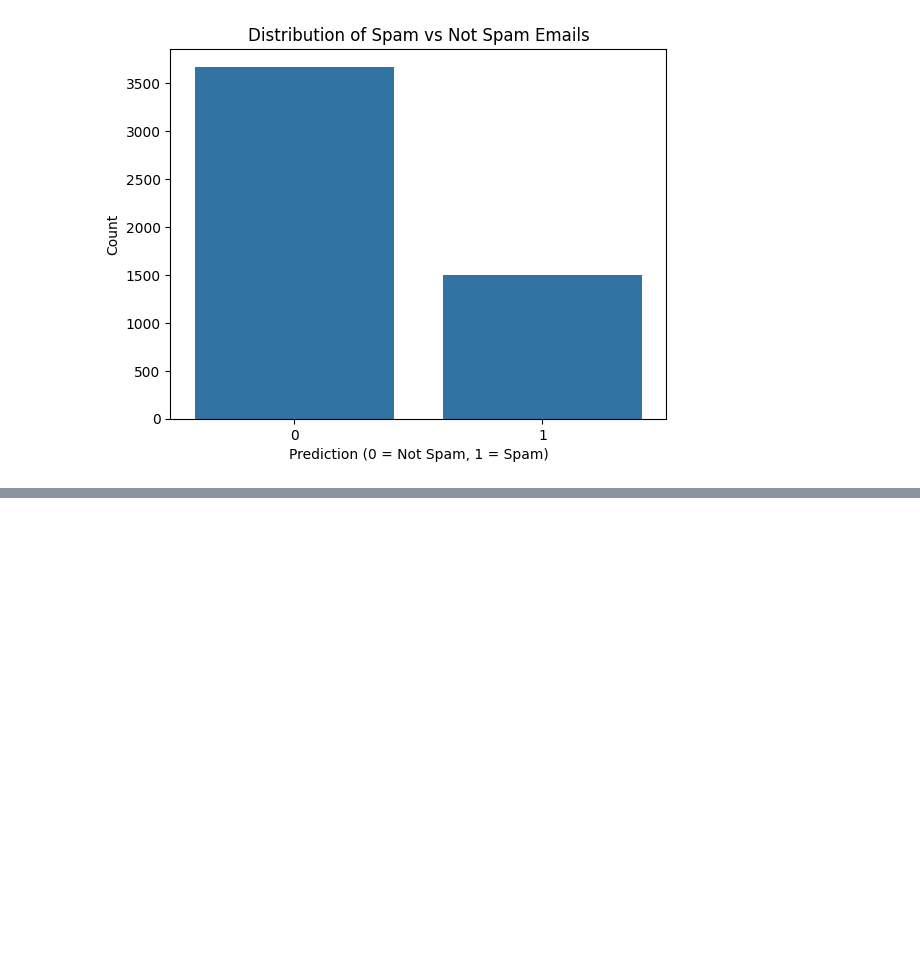
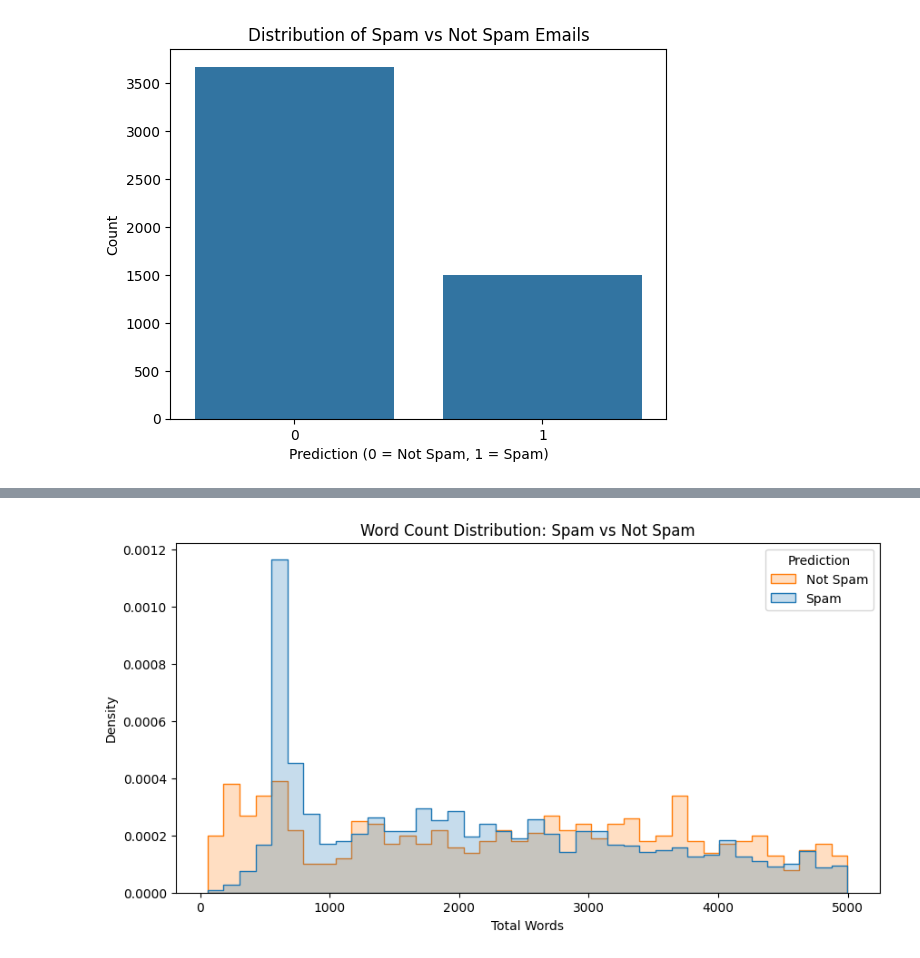
Before and after one commit to Kdeb2003/email-spam-detection, a Jupyter notebook: notebooks/01_EDA_spam_dataset.ipynb, the cells around one changed output, grey strips where cells are left out. Saved outputs shown, nothing was run; the diff lists cells and outputs as text; code cells hidden in the pictures; blank space fills up the shorter version.

```diff
--- a/notebooks/01_EDA_spam_dataset.ipynb
+++ b/notebooks/01_EDA_spam_dataset.ipynb
@@ -63,0 +121,11 @@ plt.show()
+# %%
+# Compare spam vs not-spam word counts
+plt.figure(figsize=(10, 5))
+sns.histplot(data=filtered_df, x='total_words', hue='Prediction', bins=40, element='step', stat='density', common_norm=False)
+plt.title("Word Count Distribution: Spam vs Not Spam")
+plt.xlabel("Total Words")
+plt.ylabel("Density")
+plt.legend(title='Prediction', labels=['Not Spam', 'Spam'])
+plt.show()
+# %% [output]
+[figure, added]
```
Also changed, not shown: parts of 5 cells of this notebook.
